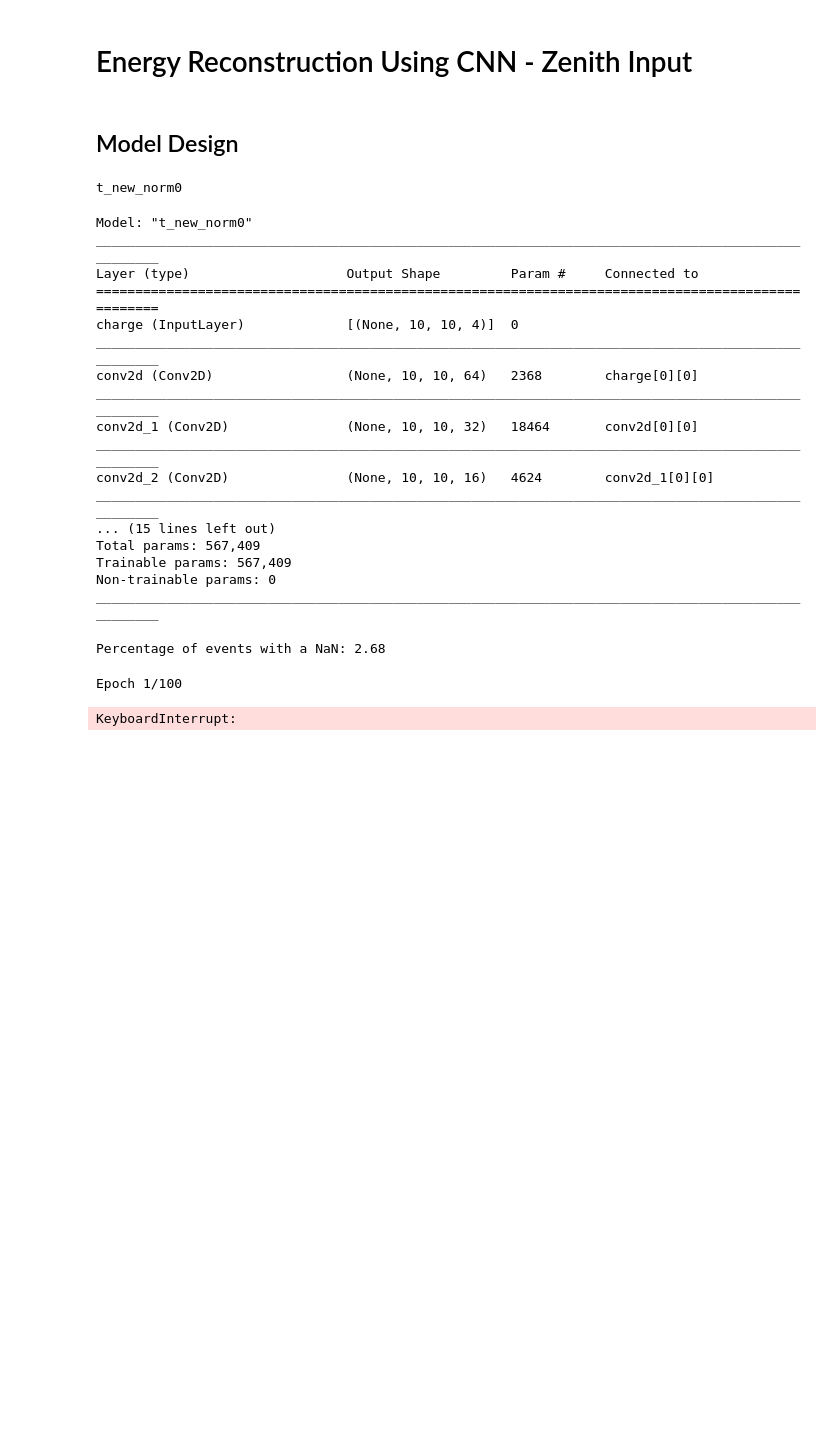
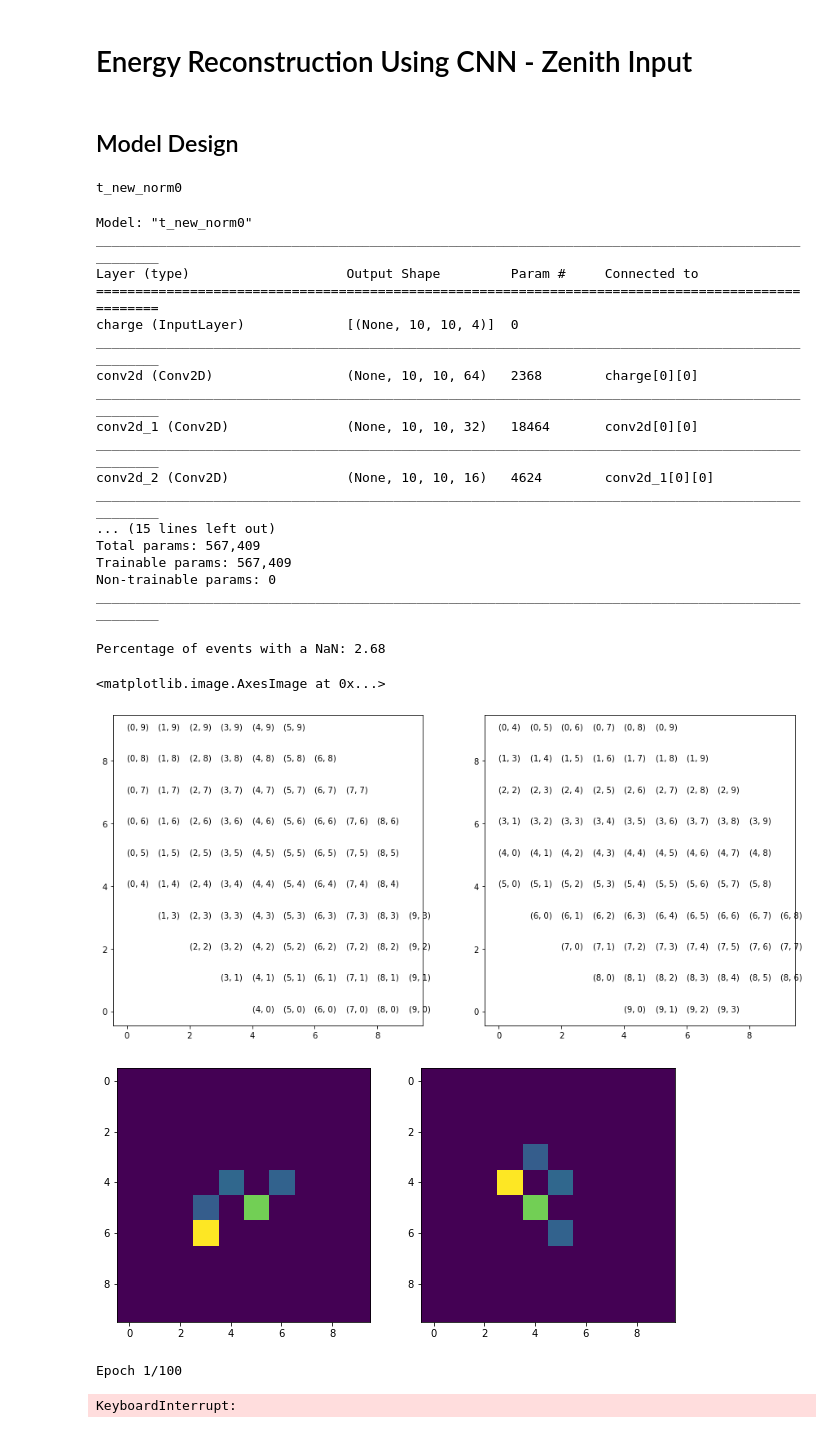
Before and after one commit to fmcnallyi3/icetop-cnn, a Jupyter notebook: baseline_energy_reco.ipynb, the cells around one changed output. Saved outputs shown, nothing was run; the diff lists cells and outputs as text; code cells hidden in the pictures; blank space fills up the shorter version.

```diff
--- a/baseline_energy_reco.ipynb
+++ b/baseline_energy_reco.ipynb
@@ -87,6 +87,41 @@ ________________________________________________________________________________
 x, y = load_preprocessed(simPrefix, 'train')
 # %% [output]
 Percentage of events with a NaN: 2.68
+# %%
+import matplotlib.pyplot as plt
+alpha={(0, 4): (0, 4), (0, 5): (0, 5), (0, 6): (0, 6), (0, 7): (0, 7), (0, 8): (0, 8), (0, 9): (0, 9), (1, 3): (1, 3), (1, 4): (1, 4), (1, 5): (1, 5), (1, 6): (1, 6), (1, 7): (1, 7), (1, 8): (1, 8), (1, 9): (1, 9), (2, 2): (2, 2), (2, 3): (2, 3), (2, 4): (2, 4), (2, 5): (2, 5), (2, 6): (2, 6), (2, 7): (2, 7), (2, 8): (2, 8), (2, 9): (2, 9), (3, 1): (3, 1), (3, 2): (3, 2), (3, 3): (3, 3), (3, 4): (3, 4), (3, 5): (3, 5), (3, 6): (3, 6), (3, 7): (3, 7), (3, 8): (3, 8), (3, 9): (3, 9), (4, 0): (4, 0), (4, 1): (4, 1), (4, 2): (4, 2), (4, 3): (4, 3), (4, 4): (4, 4), (4, 5): (4, 5), (4, 6): (4, 6), (4, 7): (4, 7), (4, 8): (4, 8), (4, 9): (4, 9), (5, 0): (5, 0), (5, 1): (5, 1), (5, 2): (5, 2), (5, 3): (5, 3), (5, 4): (5, 4), (5, 5): (5, 5), (5, 6): (5, 6), (5, 7): (5, 7), (5, 8): (5, 8), (5, 9): (5, 9), (6, 0): (6, 0), (6, 1): (6, 1), (6, 2): (6, 2), (6, 3): (6, 3), (6, 4): (6, 4), (6, 5): (6, 5), (6, 6): (6, 6), (6, 7): (6, 7), (6, 8): (6, 8), (7, 0): (7, 0), (7, 1): (7, 1), (7, 2): (7, 2), (7, 3): (7, 3), (7, 4): (7, 4), (7, 5): (7, 5), (7, 6): (7, 6), (7, 7): (7, 7), (8, 0): (8, 0), (8, 1): (8, 1), (8, 2): (8, 2), (8, 3): (8, 3), (8, 4): (8, 4), (8, 5): (8, 5), (8, 6): (8, 6), (9, 0): (9, 0), (9, 1): (9, 1), (9, 2): (9, 2), (9, 3): (9, 3)}
+beta={(0, 4): (0, 9), (0, 5): (1, 9), (0, 6): (2, 9), (0, 7): (3, 9), (0, 8): (4, 9), (0, 9): (5, 9), (1, 3): (0, 8), (1, 4): (1, 8), (1, 5): (2, 8), (1, 6): (3, 8), (1, 7): (4, 8), (1, 8): (5, 8), (1, 9): (6, 8), (2, 2): (0, 7), (2, 3): (1, 7), (2, 4): (2, 7), (2, 5): (3, 7), (2, 6): (4, 7), (2, 7): (5, 7), (2, 8): (6, 7), (2, 9): (7, 7), (3, 1): (0, 6), (3, 2): (1, 6), (3, 3): (2, 6), (3, 4): (3, 6), (3, 5): (4, 6), (3, 6): (5, 6), (3, 7): (6, 6), (3, 8): (7, 6), (3, 9): (8, 6), (4, 0): (0, 5), (4, 1): (1, 5), (4, 2): (2, 5), (4, 3): (3, 5), (4, 4): (4, 5), (4, 5): (5, 5), (4, 6): (6, 5), (4, 7): (7, 5), (4, 8): (8, 5), (4, 9): (9, 5), (5, 0): (0, 4), (5, 1): (1, 4), (5, 2): (2, 4), (5, 3): (3, 4), (5, 4): (4, 4), (5, 5): (5, 4), (5, 6): (6, 4), (5, 7): (7, 4), (5, 8): (8, 4), (5, 9): (9, 4), (6, 0): (1, 3), (6, 1): (2, 3), (6, 2): (3, 3), (6, 3): (4, 3), (6, 4): (5, 3), (6, 5): (6, 3), (6, 6): (7, 3), (6, 7): (8, 3), (6, 8): (9, 3), (7, 0): (2, 2), (7, 1): (3, 2), (7, 2): (4, 2), (7, 3): (5, 2), (7, 4): (6, 2), (7, 5): (7, 2), (7, 6): (8, 2), (7, 7): (9, 2), (8, 0): (3, 1), (8, 1): (4, 1), (8, 2): (5, 1), (8, 3): (6, 1), (8, 4): (7, 1), (8, 5): (8, 1), (8, 6): (9, 1), (9, 0): (4, 0), (9, 1): (5, 0), (9, 2): (6, 0), (9, 3): (7, 0)}
+gamma={(0, 4): (5, 9), (0, 5): (6, 8), (0, 6): (7, 7), (0, 7): (8, 6), (0, 8): (9, 5), (0, 9): (10, 4), (1, 3): (4, 9), (1, 4): (5, 8), (1, 5): (6, 7), (1, 6): (7, 6), (1, 7): (8, 5), (1, 8): (9, 4), (1, 9): (10, 3), (2, 2): (3, 9), (2, 3): (4, 8), (2, 4): (5, 7), (2, 5): (6, 6), (2, 6): (7, 5), (2, 7): (8, 4), (2, 8): (9, 3), (2, 9): (10, 2), (3, 1): (2, 9), (3, 2): (3, 8), (3, 3): (4, 7), (3, 4): (5, 6), (3, 5): (6, 5), (3, 6): (7, 4), (3, 7): (8, 3), (3, 8): (9, 2), (3, 9): (10, 1), (4, 0): (1, 9), (4, 1): (2, 8), (4, 2): (3, 7), (4, 3): (4, 6), (4, 4): (5, 5), (4, 5): (6, 4), (4, 6): (7, 3), (4, 7): (8, 2), (4, 8): (9, 1), (4, 9): (10, 0), (5, 0): (0, 9), (5, 1): (1, 8), (5, 2): (2, 7), (5, 3): (3, 6), (5, 4): (4, 5), (5, 5): (5, 4), (5, 6): (6, 3), (5, 7): (7, 2), (5, 8): (8, 1), (5, 9): (9, 0), (6, 0): (0, 8), (6, 1): (1, 7), (6, 2): (2, 6), (6, 3): (3, 5), (6, 4): (4, 4), (6, 5): (5, 3), (6, 6): (6, 2), (6, 7): (7, 1), (6, 8): (8, 0), (7, 0): (0, 7), (7, 1): (1, 6), (7, 2): (2, 5), (7, 3): (3, 4), (7, 4): (4, 3), (7, 5): (5, 2), (7, 6): (6, 1), (7, 7): (7, 0), (8, 0): (0, 6), (8, 1): (1, 5), (8, 2): (2, 4), (8, 3): (3, 3), (8, 4): (4, 2), (8, 5): (5, 1), (8, 6): (6, 0), (9, 0): (0, 5), (9, 1): (1, 4), (9, 2): (2, 3), (9, 3): (3, 2)}
+delta={(4, 0): (6, 8), (5, 0): (5, 8), (6, 0): (4, 8), (7, 0): (3, 8), (8, 0): (2, 8), (9, 0): (1, 8), (3, 1): (7, 7), (4, 1): (6, 7), (5, 1): (5, 7), (6, 1): (4, 7), (7, 1): (3, 7), (8, 1): (2, 7), (9, 1): (1, 7), (2, 2): (8, 6), (3, 2): (7, 6), (4, 2): (6, 6), (5, 2): (5, 6), (6, 2): (4, 6), (7, 2): (3, 6), (8, 2): (2, 6), (9, 2): (1, 6), (1, 3): (9, 5), (2, 3): (8, 5), (3, 3): (7, 5), (4, 3): (6, 5), (5, 3): (5, 5), (6, 3): (4, 5), (7, 3): (3, 5), (8, 3): (2, 5), (9, 3): (1, 5), (0, 4): (10, 4), (1, 4): (9, 4), (2, 4): (8, 4), (3, 4): (7, 4), (4, 4): (6, 4), (5, 4): (5, 4), (6, 4): (4, 4), (7, 4): (3, 4), (8, 4): (2, 4), (9, 4): (1, 4), (0, 5): (10, 3), (1, 5): (9, 3), (2, 5): (8, 3), (3, 5): (7, 3), (4, 5): (6, 3), (5, 5): (5, 3), (6, 5): (4, 3), (7, 5): (3, 3), (8, 5): (2, 3), (9, 5): (1, 3), (0, 6): (10, 2), (1, 6): (9, 2), (2, 6): (8, 2), (3, 6): (7, 2), (4, 6): (6, 2), (5, 6): (5, 2), (6, 6): (4, 2), (7, 6): (3, 2), (8, 6): (2, 2), (0, 7): (10, 1), (1, 7): (9, 1), (2, 7): (8, 1), (3, 7): (7, 1), (4, 7): (6, 1), (5, 7): (5, 1), (6, 7): (4, 1), (7, 7): (3, 1), (0, 8): (10, 0), (1, 8): (9, 0), (2, 8): (8, 0), (3, 8): (7, 0), (4, 8): (6, 0), (5, 8): (5, 0), (6, 8): (4, 0), (0, 9): (10, -1), (1, 9): (9, -1), (2, 9): (8, -1), (3, 9): (7, -1)}
+
+rots=beta
+
+fig=plt.figure(figsize=(15,7))
+ax1,ax2=fig.subplots(1,2)
+for key in alpha:
+    a=alpha[key][0]
+    b=alpha[key][1]
+    ax1.plot(a, b)
+    ax1.text(a,b, key)
+for key in rots:
+    a=rots[key][0]
+    b=rots[key][1]
+    if (a,b) in alpha.keys():
+        ax2.plot(a, b)
+        ax2.text(a,b, key)
+fig=plt.figure(figsize=(10,7))
+ax1,ax2=fig.subplots(1,2)
+ax1.imshow(x[0][:,:,0])
+temp=np.zeros((10,10,4))
+for i,c in np.ndenumerate(x[0]):
+    if c>0 and (i[:2] in alpha.values()):
+        new_coords=(rots[i[:2]][0],rots[i[:2]][1],i[-1])
+        temp[new_coords]=c
+ax2.imshow(temp[:,:,0])
+# %% [output]
+<matplotlib.image.AxesImage at 0x...>
+[figure, added]
+[figure, added]
 # %%
 # Prepare event data
 x_i = dataPrep(x, y, **prep)
```
Also changed, not shown: 1 other file.
